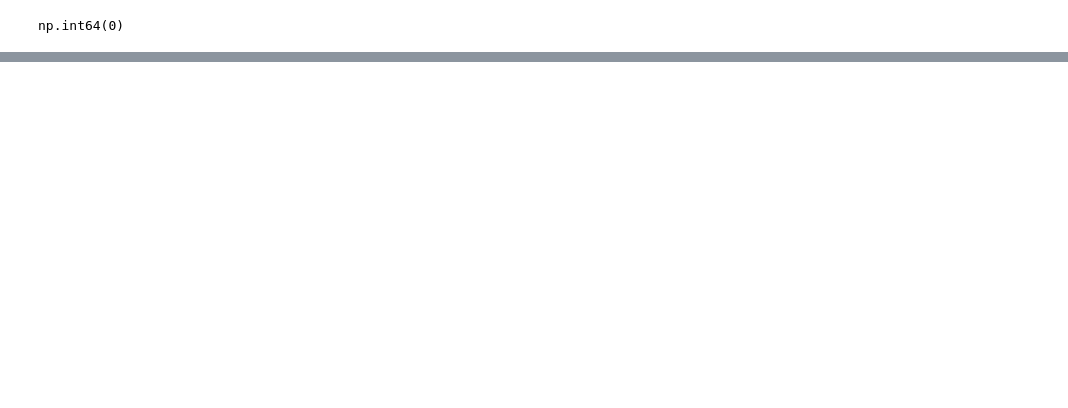
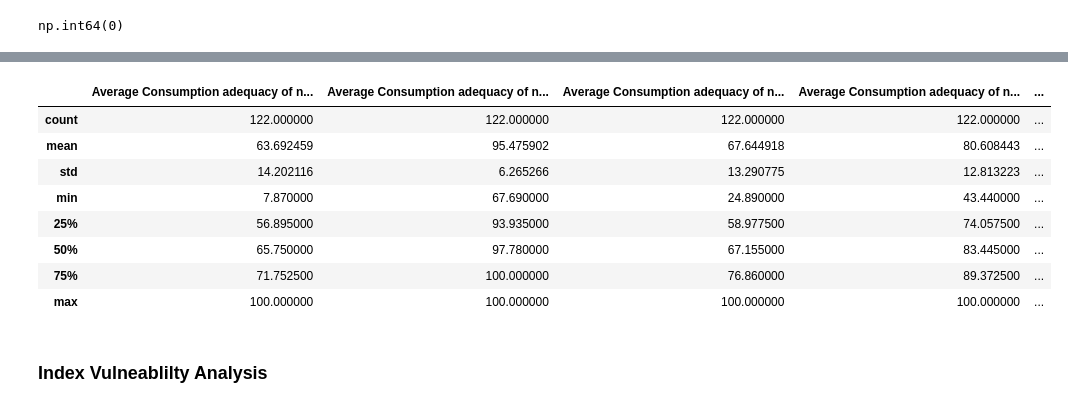
Before and after one commit to Shaka42/Derpin_project_2025, a Jupyter notebook: Derpin_Notebook.ipynb, the cells around one changed output, grey strips where cells are left out. Saved outputs shown, nothing was run; the diff lists cells and outputs as text; code cells hidden in the pictures; blank space fills up the shorter version.

```diff
--- a/Derpin_Notebook.ipynb
+++ b/Derpin_Notebook.ipynb
@@ -315 +253,15 @@ Index(['district', 'Average Consumption adequacy of Calcium (mg)',
       dtype='object')
+# %%
+merged_nutrients.describe()
+# %% [output]
+|  | Average Consumption adequacy of n... | Average Consumption adequacy of n... | Average Consumption adequacy of n... | Average Consumption adequacy of n... | ... |
+| count | 122.000000 | 122.000000 | 122.000000 | 122.000000 | ... |
+| mean | 63.692459 | 95.475902 | 67.644918 | 80.608443 | ... |
+| std | 14.202116 | 6.265266 | 13.290775 | 12.813223 | ... |
+| min | 7.870000 | 67.690000 | 24.890000 | 43.440000 | ... |
+| 25% | 56.895000 | 93.935000 | 58.977500 | 74.057500 | ... |
+| 50% | 65.750000 | 97.780000 | 67.155000 | 83.445000 | ... |
+| 75% | 71.752500 | 100.000000 | 76.860000 | 89.372500 | ... |
+| max | 100.000000 | 100.000000 | 100.000000 | 100.000000 | ... |
+# %% [markdown]
+### Index Vulneablilty Analysis
```
Also changed, not shown: parts of 33 cells of this notebook, 2 other files.
